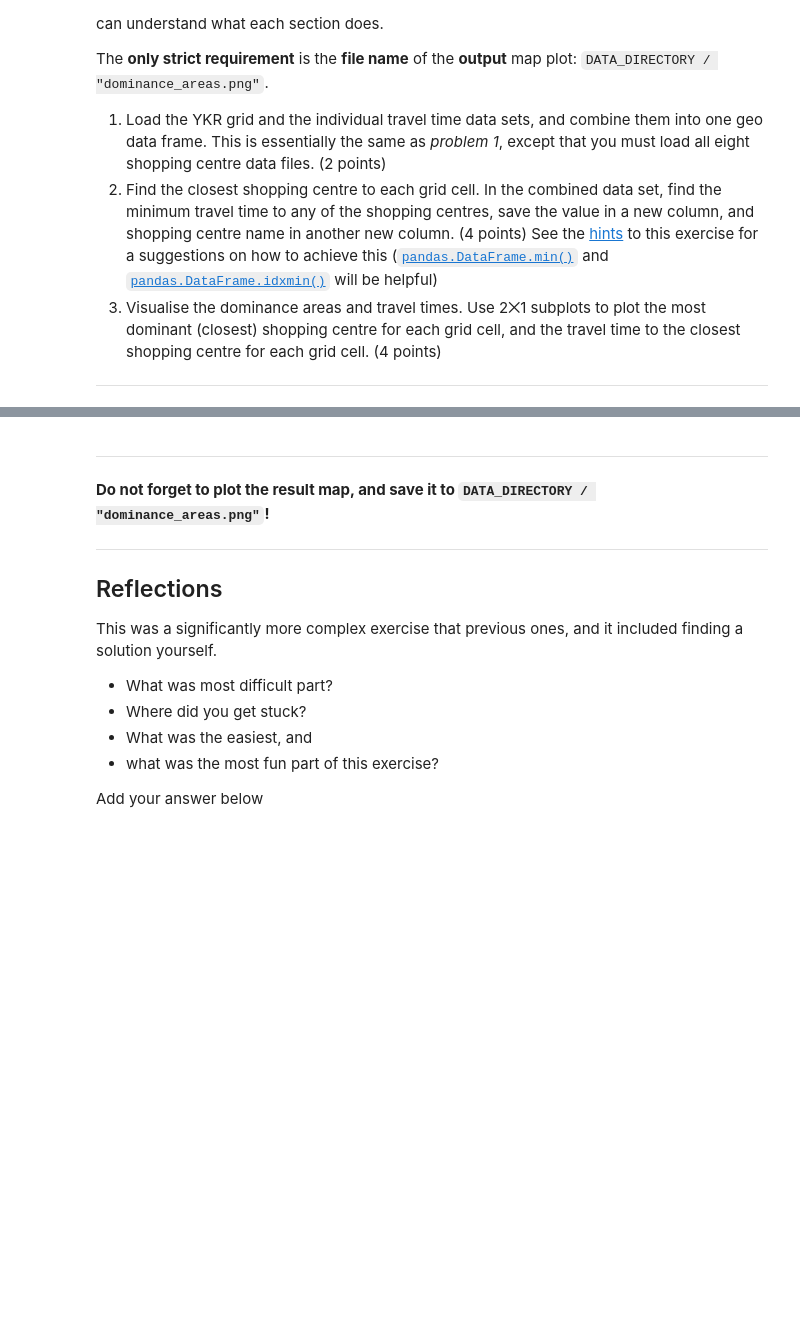
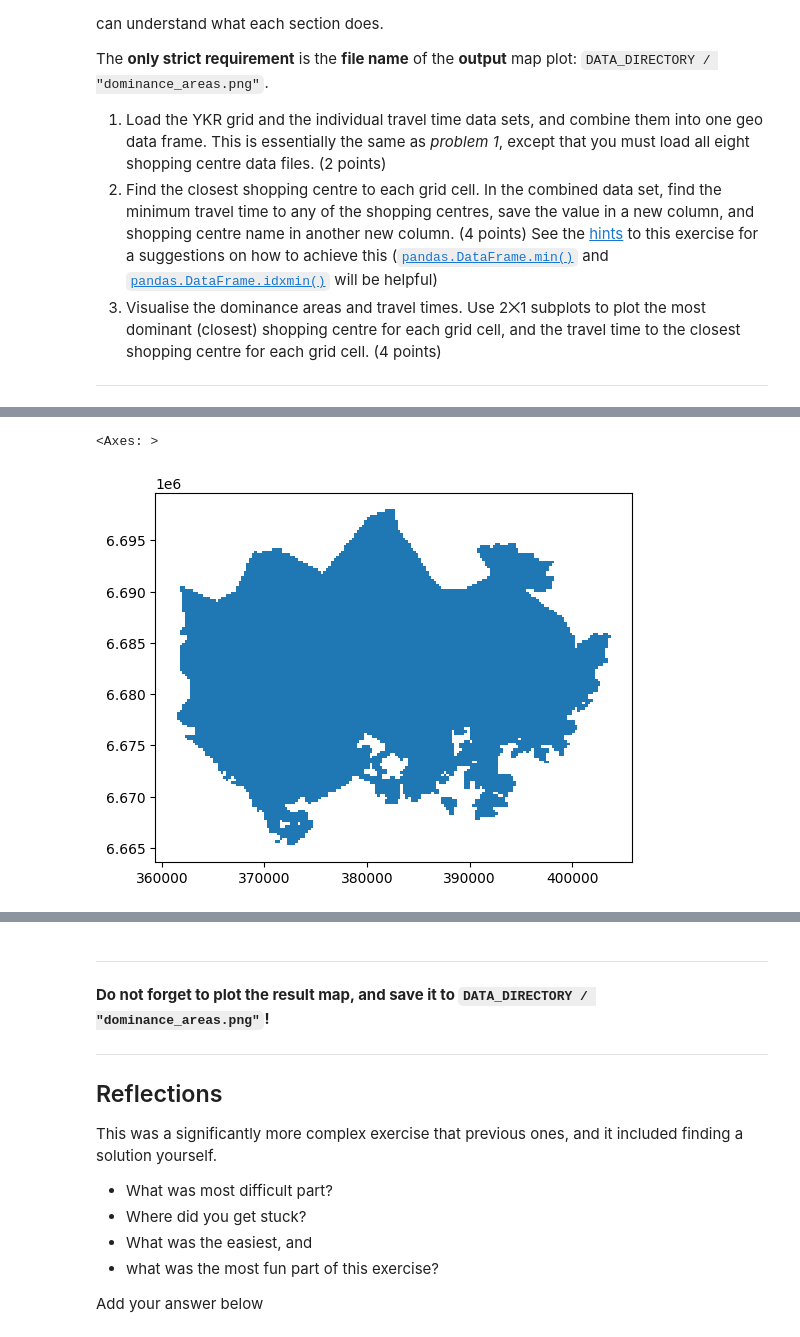
Before and after one commit to SyedAR-17/Geo-Python, a Jupyter notebook: Exercise-4-problem-2.ipynb, the cells around one changed output, grey strips where cells are left out. Drawn from its saved outputs; the diff is of its cells as text; code cells hidden in the pictures; blank space fills up the shorter version.

```diff
--- a/Exercise-4-problem-2.ipynb
+++ b/Exercise-4-problem-2.ipynb
@@ -70,0 +87,9 @@ ruo = pandas.read_csv("/content/travel_times_to_5980260_Ruoholahti.txt", sep=';'
+# %%
+# ADD YOUR OWN CODE HERE
+jumbo = jumbo[['pt_r_t', 'from_id', 'to_id']]
+dixi = dixi[['pt_r_t', 'from_id', 'to_id']]
+myyrmanni = myyrmanni[['pt_r_t', 'from_id', 'to_id']]
+itis = itis[['pt_r_t', 'from_id', 'to_id']]
+forum = forum[['pt_r_t', 'from_id', 'to_id']]
+iso = iso[['pt_r_t', 'from_id', 'to_id']]
+ruo = ruo[['pt_r_t', 'from_id', 'to_id']]
@@ -70,0 +105,8 @@ ruo = pandas.read_csv("/content/travel_times_to_5980260_Ruoholahti.txt", sep=';'
+# %%
+itis = itis.rename(columns={'pt_r_t': 'pt_r_t_itis', 'from_id': 'from_id_itis', 'to_id': 'to_id_itis'})
+iso = iso.rename(columns={'pt_r_t': 'pt_r_t_iso','from_id': 'from_id_iso', 'to_id': 'to_id_iso' })
+ruo = ruo.rename(columns={'pt_r_t': 'pt_r_t_ruo','from_id': 'from_id_ruo', 'to_id': 'to_id_ruo' })
+forum = forum.rename(columns={'pt_r_t': 'pt_r_t_forum','from_id': 'from_id_forum', 'to_id': 'to_id_forum' })
+myyrmanni = myyrmanni.rename(columns={'pt_r_t': 'pt_r_t_myyrmanni','from_id': 'from_id_myyrmanni', 'to_id': 'to_id_myyrmanni' })
+dixi = dixi.rename(columns={'pt_r_t': 'pt_r_t_dixi','from_id': 'from_id_dixi', 'to_id': 'to_id_dixi' })
+jumbo = jumbo.rename(columns={'pt_r_t': 'pt_r_t_jumbo','from_id': 'from_id_jumbo', 'to_id': 'to_id_jumbo' })
@@ -70,0 +122,14 @@ ruo = pandas.read_csv("/content/travel_times_to_5980260_Ruoholahti.txt", sep=';'
+# %%
+# prompt: from_id: the YKR_ID of the origin grid cell
+# to_id: refers to the YKR_ID of the destination grid cell (here: the one containing the shopping centre).
+# pt_r_t: how long does it take to travel from from_id to to_id, in minutes, using public transport?
+# Join all columnns
+
+df = grid.merge(jumbo, left_on='YKR_ID', right_on='from_id_jumbo', how='left')
+df = df.merge(dixi, left_on='YKR_ID', right_on='from_id_dixi', how='left')
+df = df.merge(myyrmanni, left_on='YKR_ID', right_on='from_id_myyrmanni', how='left')
+df = df.merge(itis, left_on='YKR_ID', right_on='from_id_itis', how='left')
+df = df.merge(forum, left_on='YKR_ID', right_on='from_id_forum', how='left')
+df = df.merge(iso, left_on='YKR_ID', right_on='from_id_iso', how='left')
+df = df.merge(ruo, left_on='YKR_ID', right_on='from_id_ruo', how='left')
+df.head()
@@ -72,0 +155,5 @@ ruo = pandas.read_csv("/content/travel_times_to_5980260_Ruoholahti.txt", sep=';'
+# %%
+df.plot()
+# %% [output]
+<Axes: >
+[figure, added]
```
Also changed, not shown: parts of 14 cells of this notebook.
